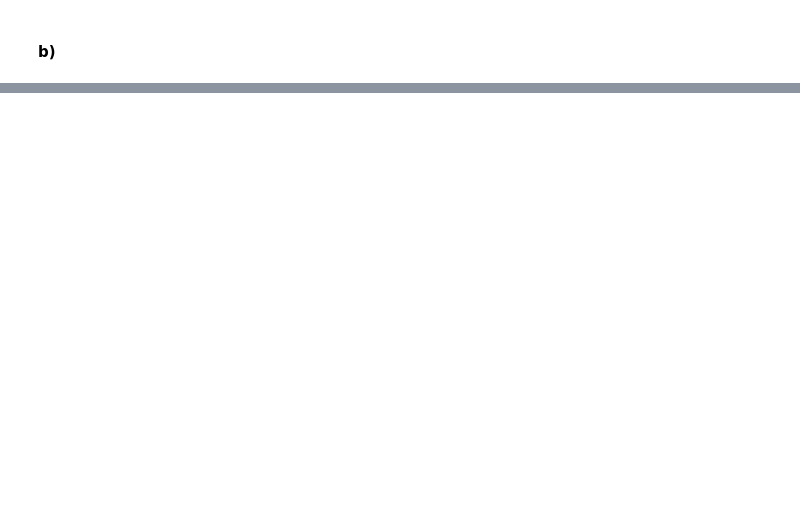
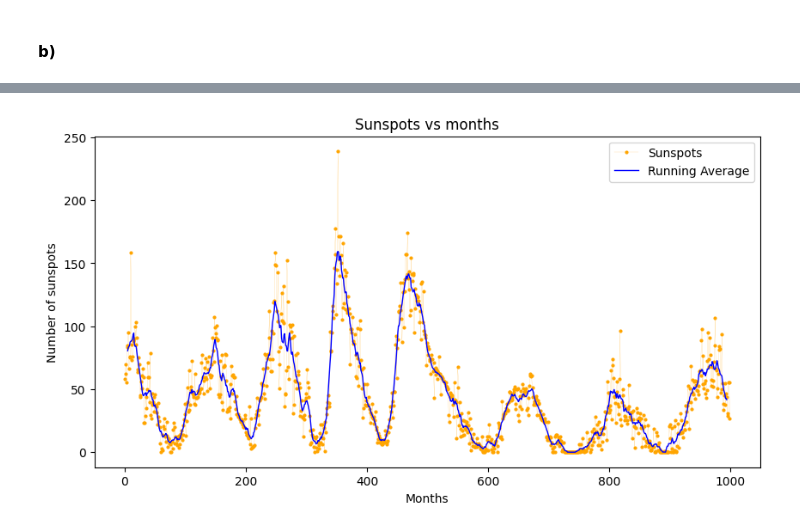
Before and after one commit to AtharvSuryawanshi/Computational-Physics, a Jupyter notebook: Suryawanshi_Atharv_HW1.ipynb, the cells around one changed output, grey strips where cells are left out. Drawn from its saved outputs; the diff is of its cells as text; code cells hidden in the pictures; blank space fills up the shorter version.

```diff
--- a/Suryawanshi_Atharv_HW1.ipynb
+++ b/Suryawanshi_Atharv_HW1.ipynb
@@ -315,0 +325,20 @@ plt.show()
+# %%
+def running_average(array, half_window):
+    smooth_array = [
+        np.mean([array[k+m] for m in range(-half_window, half_window + 1 )])
+                    for k in range(half_window,len(array) - half_window)
+                    ]
+    return smooth_array
+# %%
+# Plotting
+plt.figure(figsize=(10, 5))
+plt.plot(time_array[:1000], sunspots_array[:1000], color='orange', linewidth=0.1, marker='o', markersize=2, label="Sunspots")
+plt.plot(time_array[5:1000-5], running_average(sunspots_array[:1000], 5), label="Running Average", color='blue', linewidth=1)
+plt.xticks()
+plt.title("Sunspots vs months")
+plt.xlabel("Months")
+plt.ylabel("Number of sunspots")
+plt.legend()
+plt.show()
+# %% [output]
+[figure, added]
```
Also changed, not shown: parts of 12 cells of this notebook.
